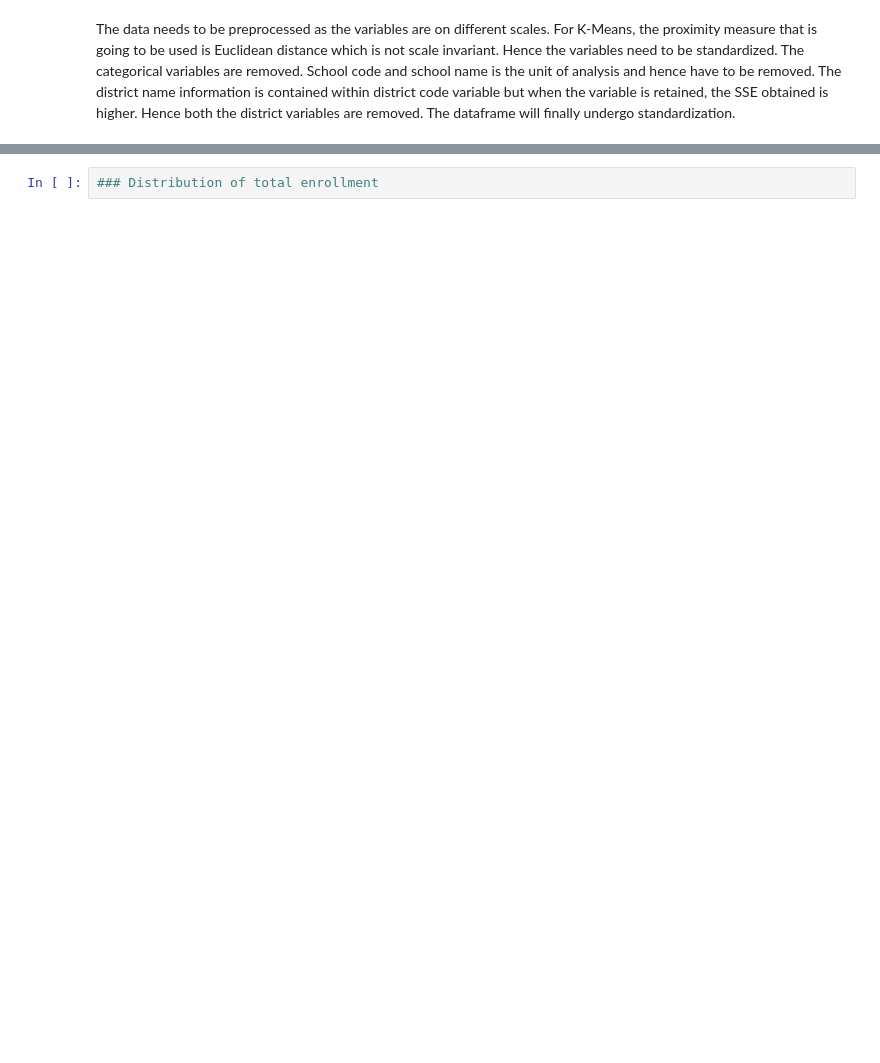
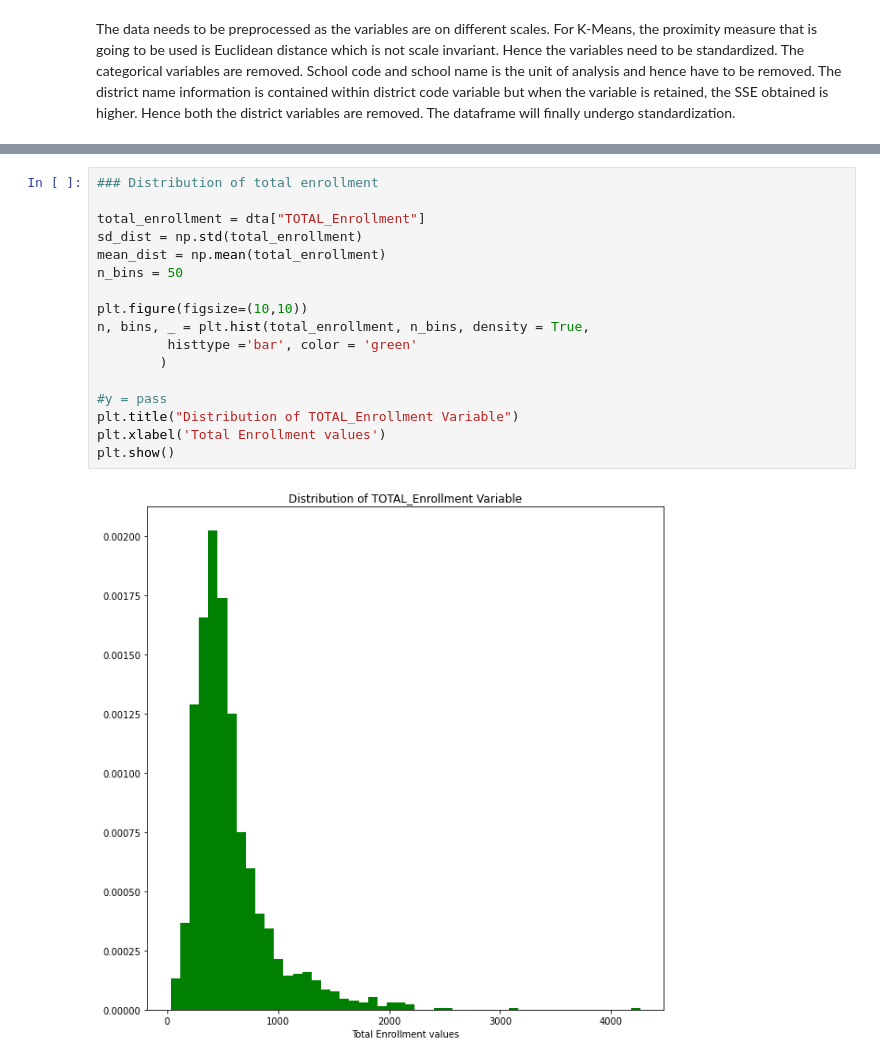
Before and after one commit to LucyJulian98/Data_Science_3_Assignments, a Jupyter notebook: pset2_llj40.ipynb, the cells around one changed output, grey strips where cells are left out. Saved outputs shown, nothing was run; the diff lists cells and outputs as text; blank space fills up the shorter version.

Commit message:
All plots and job function

```diff
--- a/pset2_llj40.ipynb
+++ b/pset2_llj40.ipynb
@@ -90,5 +108,22 @@ plt.plot(k_values, sil_avg_scores, color = 'red')
 plt.show()
 # %% [output]
 [figure]
-# %%
-### Distribution of total enrollment
+# %%
+### Distribution of total enrollment
+
+total_enrollment = dta["TOTAL_Enrollment"]
+sd_dist = np.std(total_enrollment)
+mean_dist = np.mean(total_enrollment)
+n_bins = 50
+
+plt.figure(figsize=(10,10))
+n, bins, _ = plt.hist(total_enrollment, n_bins, density = True,
+         histtype ='bar', color = 'green'
+        )
+
+#y = pass
+plt.title("Distribution of TOTAL_Enrollment Variable")
+plt.xlabel('Total Enrollment values')
+plt.show()
+# %% [output]
+[figure, added]
```
Also changed, not shown: parts of 14 cells of this notebook.
